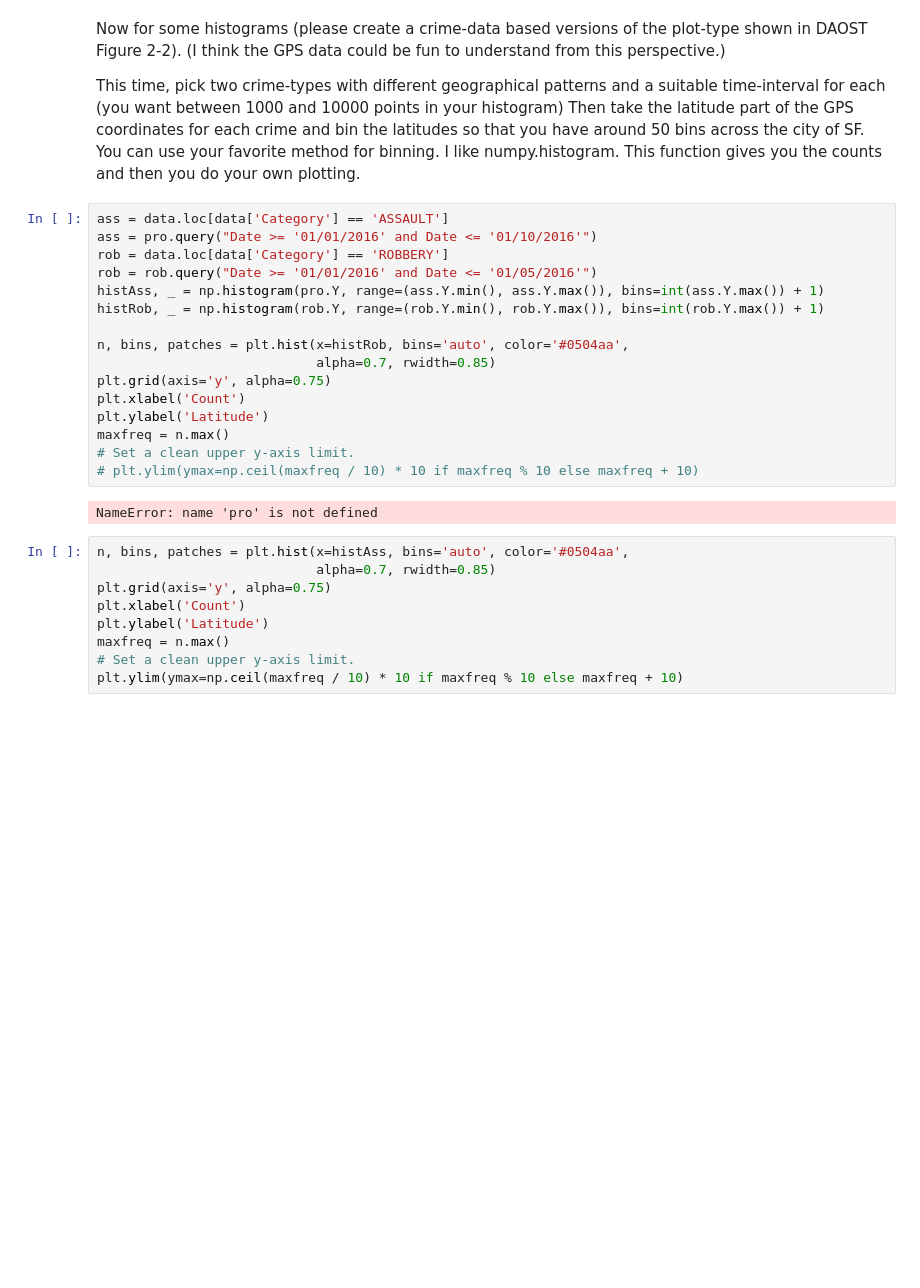
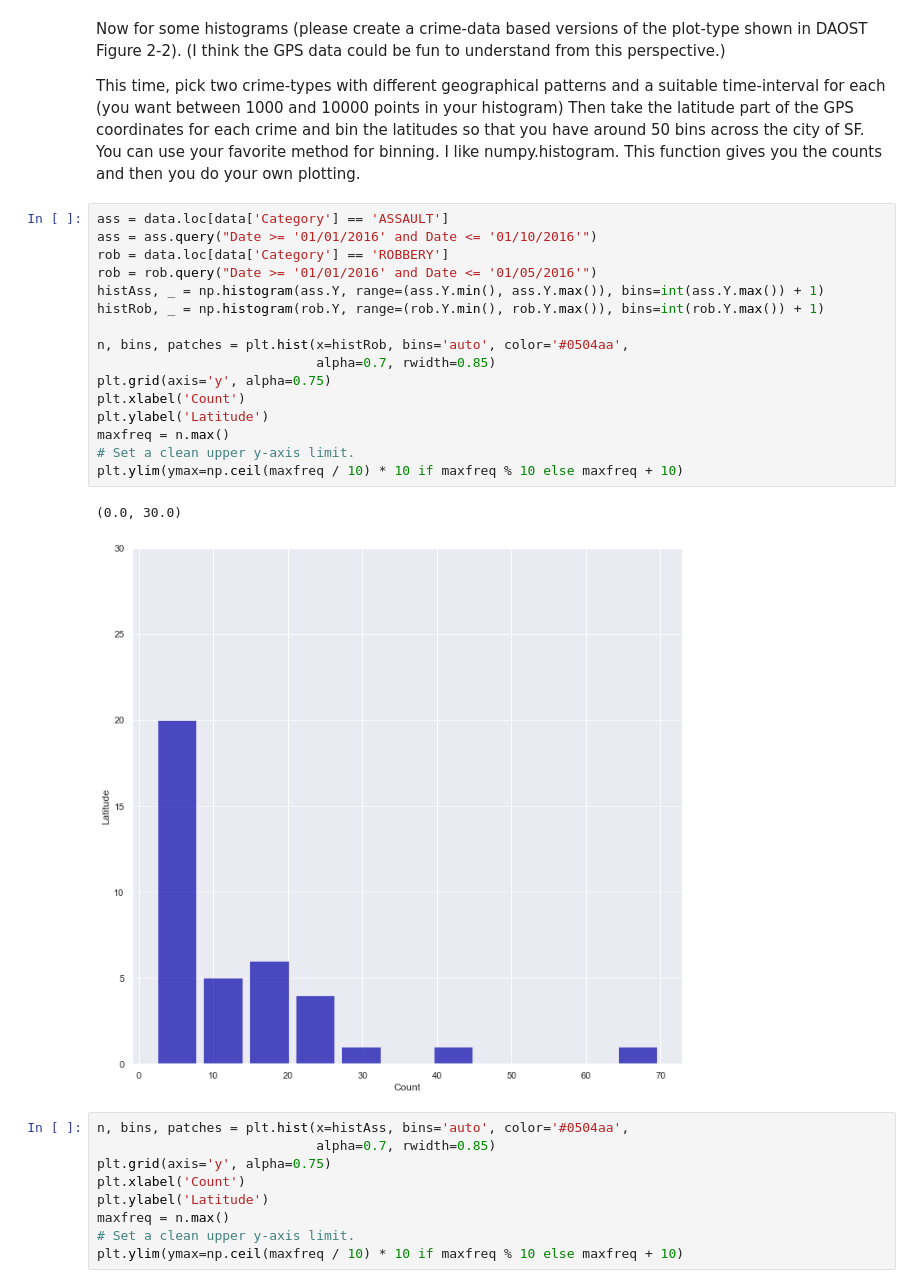
Before and after one commit to Yucheng-Ren/SocialDataAnalysis-Assignments, a Jupyter notebook: Assignment1.ipynb, the cells around one changed output. Drawn from its saved outputs; the diff is of its cells as text; blank space fills up the shorter version.

```diff
--- a/Assignment1.ipynb
+++ b/Assignment1.ipynb
@@ -205,22 +205,23 @@ This time, pick two crime-types with different geographical patterns and a suita
 Then take the latitude part of the GPS coordinates for each crime and bin the latitudes so that you have around 50 bins across the city of SF. You can use your favorite method for binning. I like numpy.histogram. This function gives you the counts and then you do your own plotting.
 # %%
 ass = data.loc[data['Category'] == 'ASSAULT']
-ass = pro.query("Date >= '01/01/2016' and Date <= '01/10/2016'")
+ass = ass.query("Date >= '01/01/2016' and Date <= '01/10/2016'")
 rob = data.loc[data['Category'] == 'ROBBERY']
 rob = rob.query("Date >= '01/01/2016' and Date <= '01/05/2016'")
-histAss, _ = np.histogram(pro.Y, range=(ass.Y.min(), ass.Y.max()), bins=int(ass.Y.max()) + 1)
+histAss, _ = np.histogram(ass.Y, range=(ass.Y.min(), ass.Y.max()), bins=int(ass.Y.max()) + 1)
 histRob, _ = np.histogram(rob.Y, range=(rob.Y.min(), rob.Y.max()), bins=int(rob.Y.max()) + 1)
 
 n, bins, patches = plt.hist(x=histRob, bins='auto', color='#0504aa',
                             alpha=0.7, rwidth=0.85)
 plt.grid(axis='y', alpha=0.75)
 plt.xlabel('Count')
 plt.ylabel('Latitude')
 maxfreq = n.max()
 # Set a clean upper y-axis limit.
-# plt.ylim(ymax=np.ceil(maxfreq / 10) * 10 if maxfreq % 10 else maxfreq + 10)
+plt.ylim(ymax=np.ceil(maxfreq / 10) * 10 if maxfreq % 10 else maxfreq + 10)
 # %% [output]
-NameError: name 'pro' is not defined
+(0.0, 30.0)
+[figure, added]
 # %%
 n, bins, patches = plt.hist(x=histAss, bins='auto', color='#0504aa',
                             alpha=0.7, rwidth=0.85)
```
Also changed, not shown: parts of 1 cell of this notebook.
